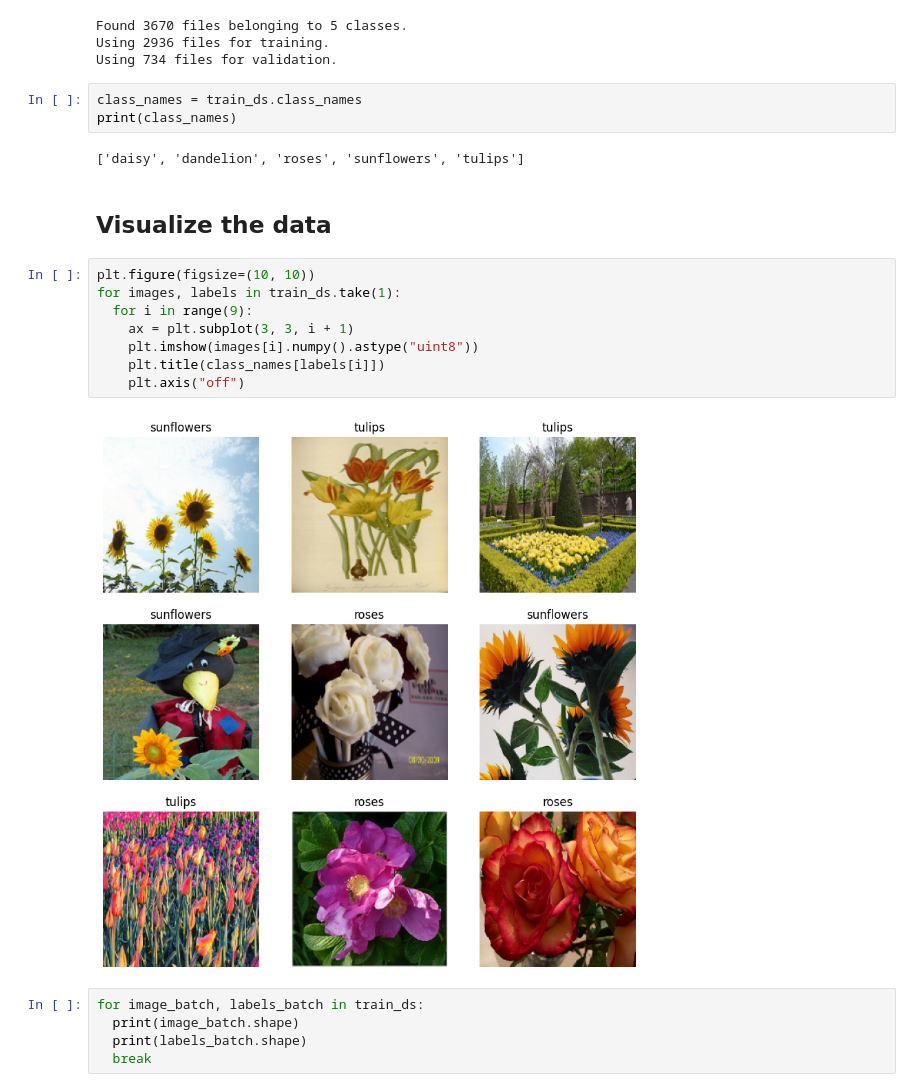
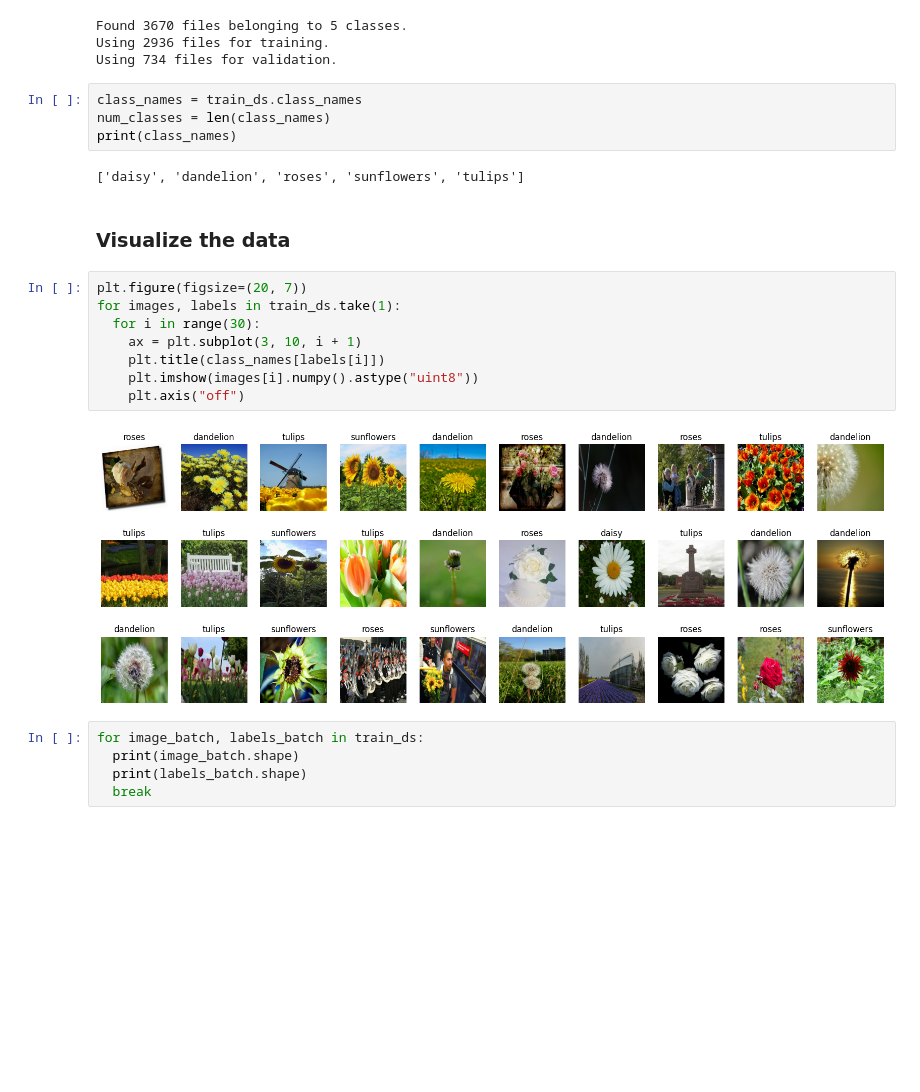
Before and after one commit to hexs/PythonTutorial, a Jupyter notebook: 6. Image classification/classification.ipynb, the cells around one changed output. Cells and saved outputs as stored; diff of their text form; blank space fills up the shorter version.

```diff
--- a/6. Image classification/classification.ipynb
+++ b/6. Image classification/classification.ipynb
@@ -54,21 +53,22 @@ Using 2936 files for training.
 Using 734 files for validation.
 # %%
 class_names = train_ds.class_names
+num_classes = len(class_names)
 print(class_names)
 # %% [output]
 ['daisy', 'dandelion', 'roses', 'sunflowers', 'tulips']
 # %% [markdown]
-## Visualize the data
+### Visualize the data
 # %%
-plt.figure(figsize=(10, 10))
+plt.figure(figsize=(20, 7))
 for images, labels in train_ds.take(1):
-  for i in range(9):
-    ax = plt.subplot(3, 3, i + 1)
+  for i in range(30):
+    ax = plt.subplot(3, 10, i + 1)
+    plt.title(class_names[labels[i]])
     plt.imshow(images[i].numpy().astype("uint8"))
-    plt.title(class_names[labels[i]])
     plt.axis("off")
 # %% [output]
-[figure, old version]
+[figure, new version]
 # %%
 for image_batch, labels_batch in train_ds:
   print(image_batch.shape)
```
Also changed, not shown: parts of 20 cells of this notebook, 1 other file.
